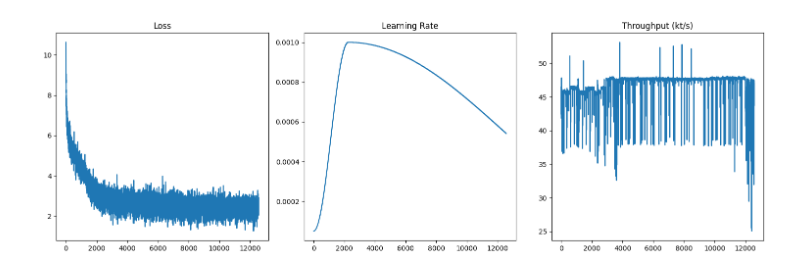
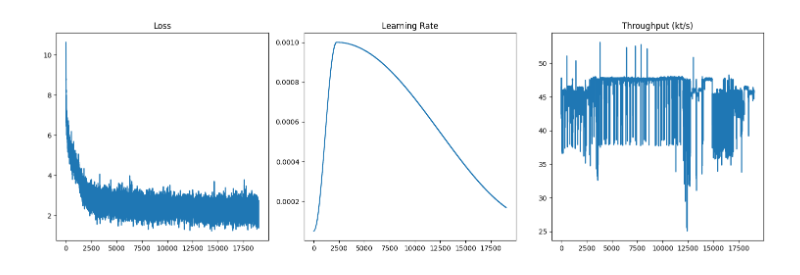
Before and after one commit to Larryvrh/transformer_from_scratch, a Jupyter notebook: vanilla_transformer.ipynb, the cells around one changed output. Drawn from its saved outputs; the diff is of its cells as text; code cells hidden in the pictures.

Commit message:
Test training round 1.

```diff
--- a/vanilla_transformer.ipynb
+++ b/vanilla_transformer.ipynb
@@ -594,14 +602,14 @@ def plot_train_logs(train_logs):
     plt.show()
 # %%
 checkpoint_list = [
-    'checkpoints/train-round1/checkpoint-12571/train_logs.pt',
+    'checkpoints/train-round1/checkpoint-19022/train_logs.pt',
 ]
 checkpoint_list = [torch.load(c) for c in checkpoint_list]
 
 for c in checkpoint_list:
     plot_train_logs(c)
 # %% [output]
-[figure, old version]
+[figure, new version]
 # %%
 def generate(model, tokenizer, prompt, temperature, top_p, rep_penalty,
              max_new_tokens=20, total_tokens=None,
```
Also changed, not shown: parts of 9 cells of this notebook, 1 other file.
